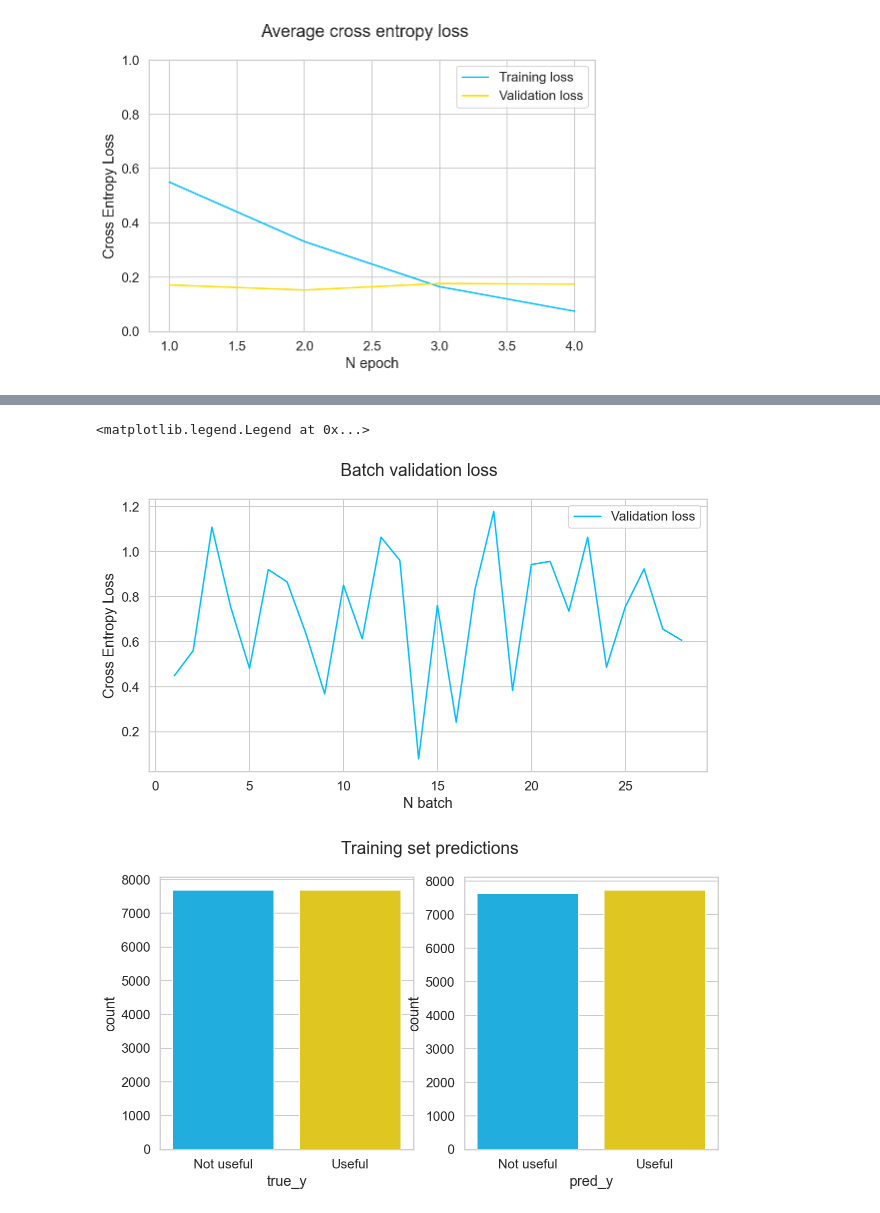
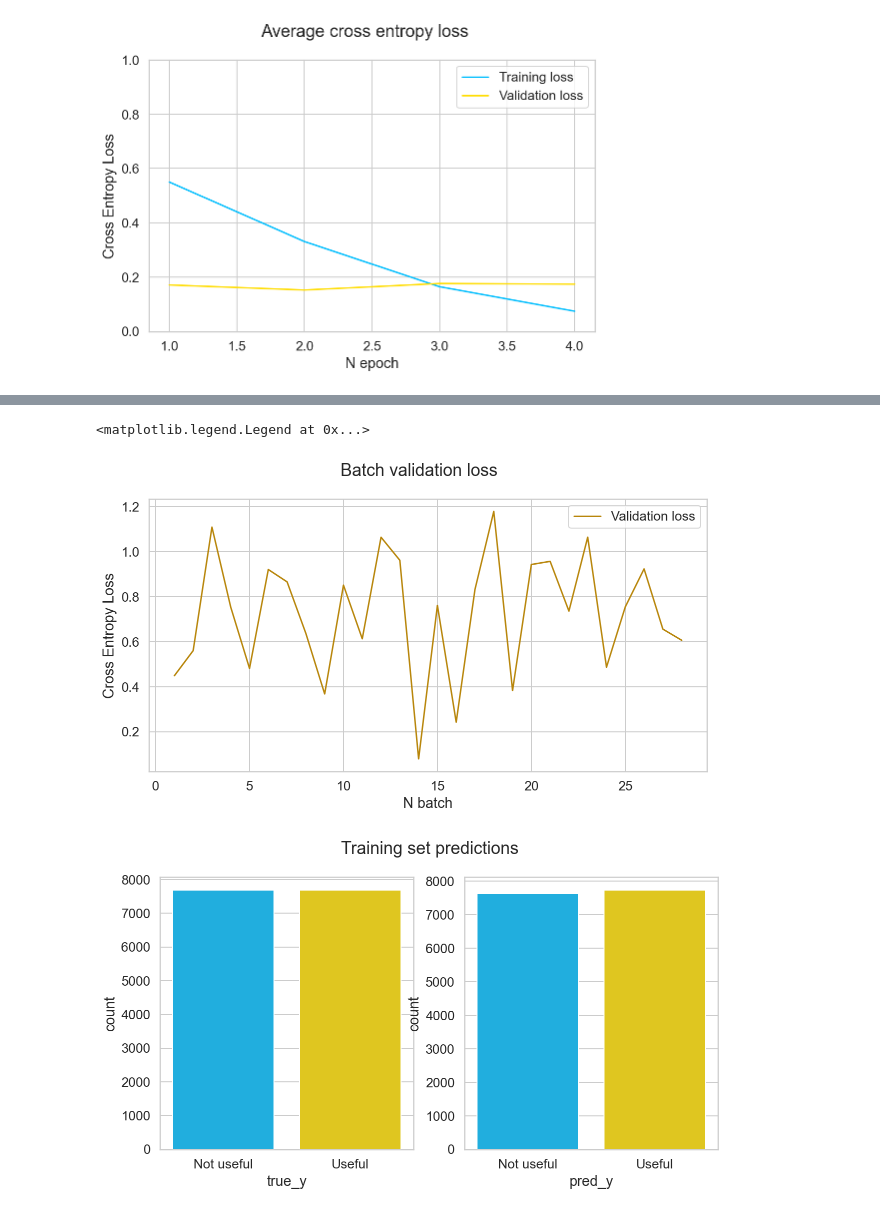
Before and after one commit to dorsolich/language-generation-with-LLM, a Jupyter notebook: qg/results_analysis/cls_results_analysis.ipynb, the cells around one changed output, grey strips where cells are left out. Saved outputs shown, nothing was run; the diff lists cells and outputs as text; code cells hidden in the pictures.

```diff
--- a/qg/results_analysis/cls_results_analysis.ipynb
+++ b/qg/results_analysis/cls_results_analysis.ipynb
@@ -92,15 +90,15 @@ plt.legend()
 # %%
 rcParams['figure.figsize'] = 10, 5
 val_batch_loss = val_results["validation_batch_loss_values"]
 batch = [i for i in range(1, len(val_batch_loss)+1)]
-sns.lineplot(x=batch, y=val_batch_loss, label="Validation loss")
+sns.lineplot(x=batch, y=val_batch_loss, label="Validation loss", color="darkgoldenrod")
 plt.suptitle("Batch validation loss")
 plt.xlabel('N batch')
 plt.ylabel('Cross Entropy Loss')
 plt.legend()
 # %% [output]
 <matplotlib.legend.Legend at 0x...>
-[figure, old version]
+[figure, new version]
 # %%
 train_ys = {
     "true_y": train_results["true_y"],
```
Also changed, not shown: parts of 3 cells of this notebook, 9 other files.
